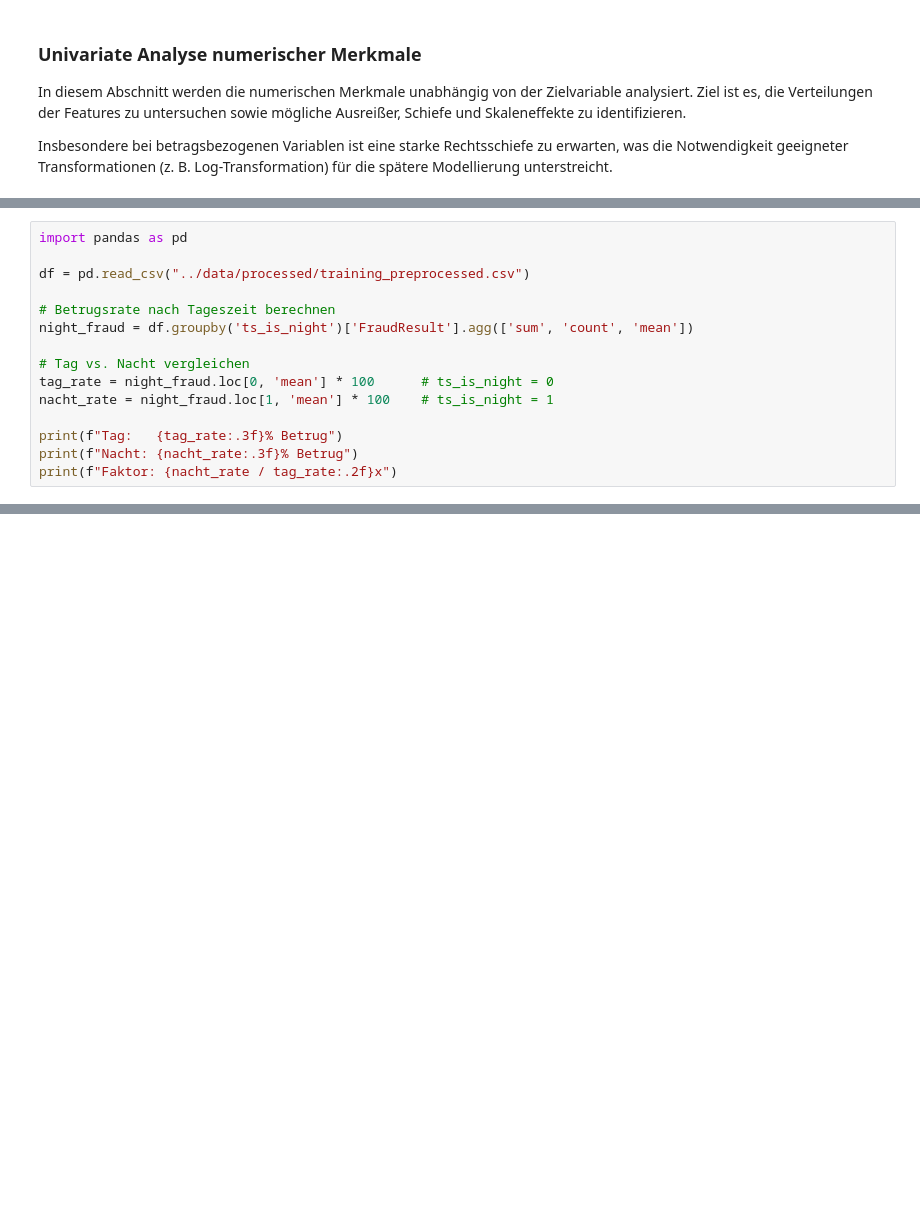
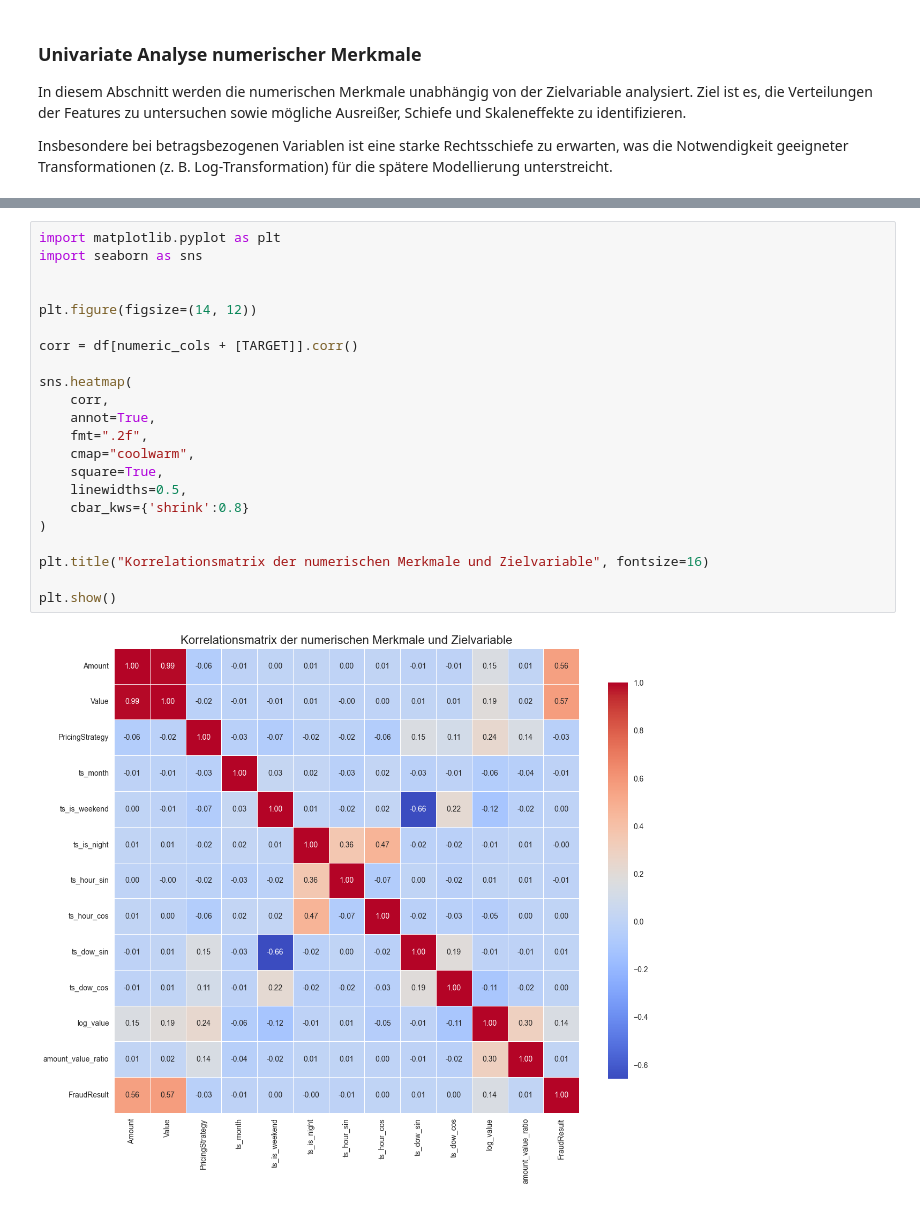
Before and after one commit to dorypat/KI-Fraud-Detection, a Jupyter notebook: notebooks/03_eda.ipynb, the cells around one changed output, grey strips where cells are left out. Cells and saved outputs as stored; diff of their text form; blank space fills up the shorter version.

Commit message:
Revert "feat: Add Chi-Square & Cramér's V analysis to EDA notebook"
This reverts commit 7837949f9e39a7174a526ccd4c0a726ec336f580.

```diff
--- a/notebooks/03_eda.ipynb
+++ b/notebooks/03_eda.ipynb
@@ -801,15 +155,0 @@ ProviderId_2               0      18  0.000000       0.000000       0.000000
-# %%
-import pandas as pd
-
-df = pd.read_csv("../data/processed/training_preprocessed.csv")
-
-# Betrugsrate nach Tageszeit berechnen
-night_fraud = df.groupby('ts_is_night')['FraudResult'].agg(['sum', 'count', 'mean'])
-
-# Tag vs. Nacht vergleichen
-tag_rate = night_fraud.loc[0, 'mean'] * 100      # ts_is_night = 0
-nacht_rate = night_fraud.loc[1, 'mean'] * 100    # ts_is_night = 1
-
-print(f"Tag:   {tag_rate:.3f}% Betrug")
-print(f"Nacht: {nacht_rate:.3f}% Betrug")
-print(f"Faktor: {nacht_rate / tag_rate:.2f}x")
@@ -1418,0 +156,24 @@ df['night_high_amount'] = df['ts_is_night'] * df['is_high_amount']
+# %%
+import matplotlib.pyplot as plt
+import seaborn as sns
+
+
+plt.figure(figsize=(14, 12))
+
+corr = df[numeric_cols + [TARGET]].corr()
+
+sns.heatmap(
+    corr,
+    annot=True,
+    fmt=".2f",
+    cmap="coolwarm",
+    square=True,
+    linewidths=0.5,
+    cbar_kws={'shrink':0.8}
+)
+
+plt.title("Korrelationsmatrix der numerischen Merkmale und Zielvariable", fontsize=16)
+
+plt.show()
+# %% [output]
+[figure, added]
```
Also changed, not shown: parts of 32 cells of this notebook.
